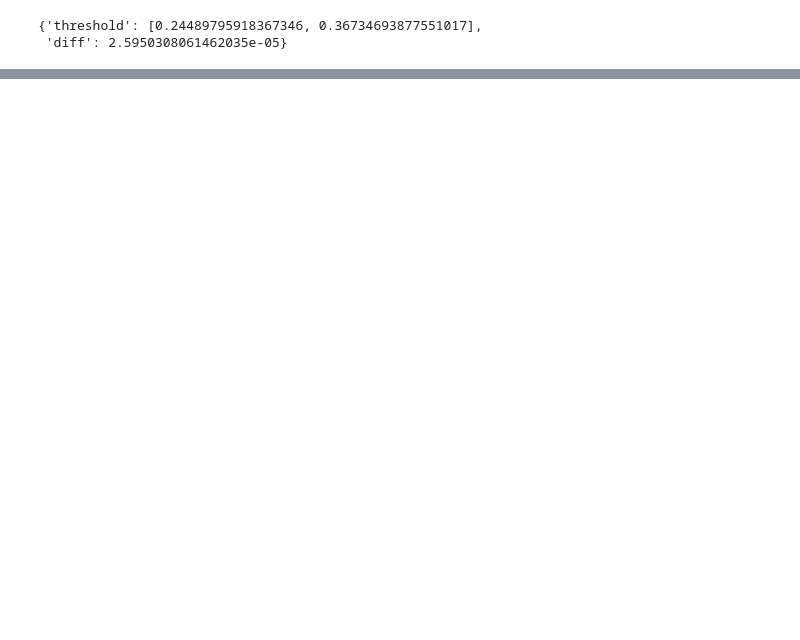
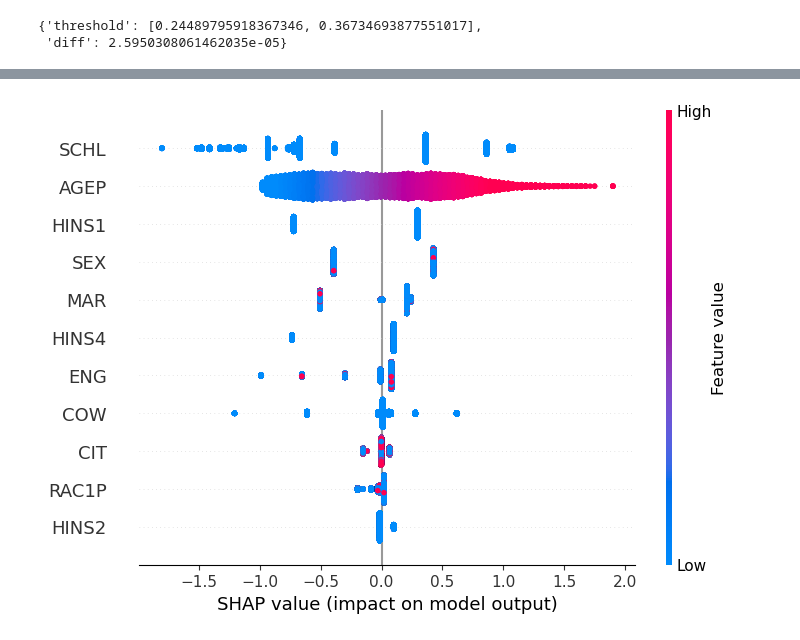
Before and after one commit to Steinar-Slette/AF_mandatory, a Jupyter notebook: notebooks/equalized_outcomes.ipynb, the cells around one changed output, grey strips where cells are left out. Drawn from its saved outputs; the diff is of its cells as text; code cells hidden in the pictures; blank space fills up the shorter version.

```diff
--- a/notebooks/equalized_outcomes.ipynb
+++ b/notebooks/equalized_outcomes.ipynb
@@ -405,0 +481,4 @@ best_vals
+# %%
+shap.plots.beeswarm(lr_shap_values_aggregated, max_display=11)
+# %% [output]
+[figure, added]
```
Also changed, not shown: parts of 25 cells of this notebook.
